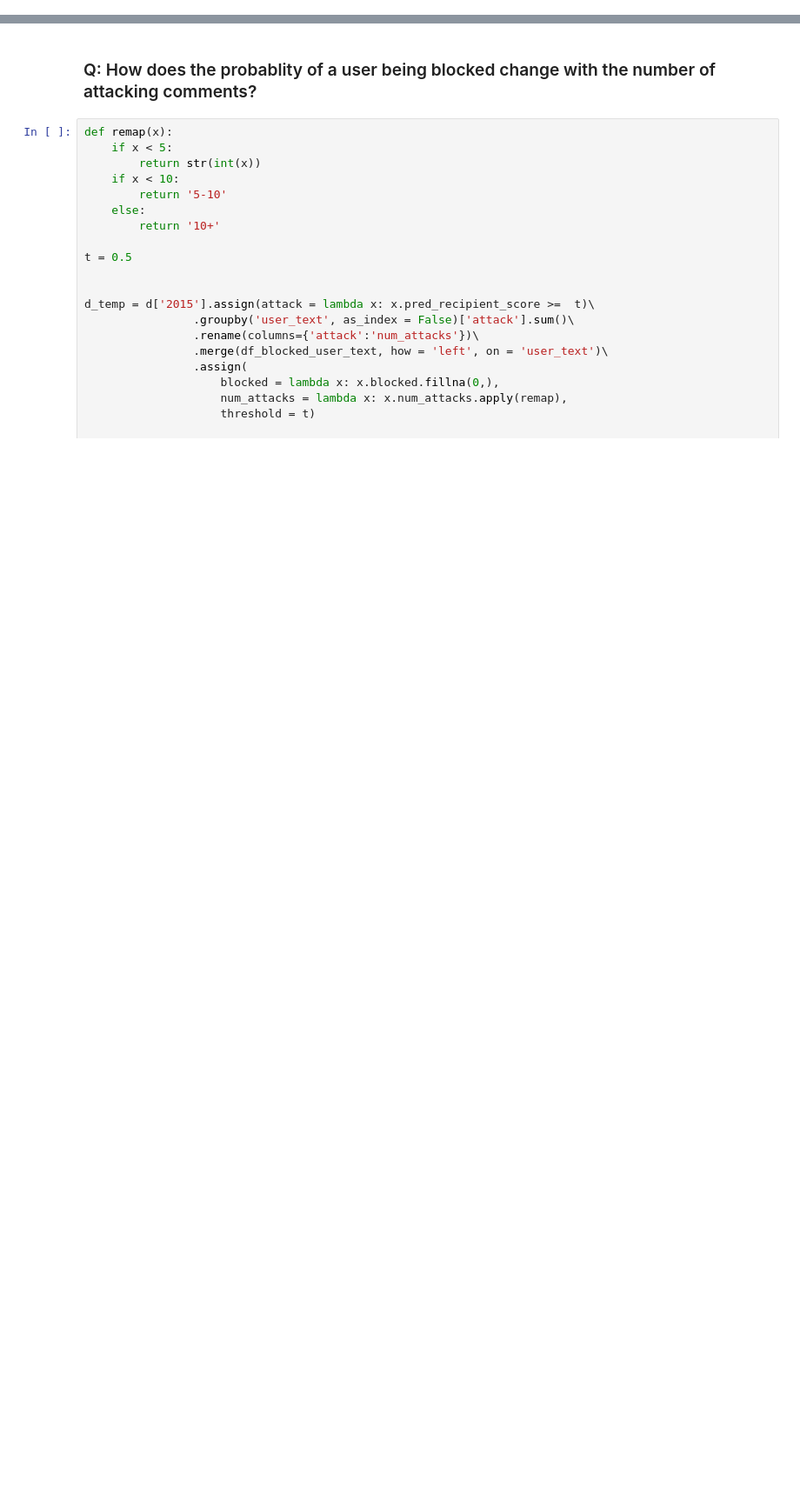
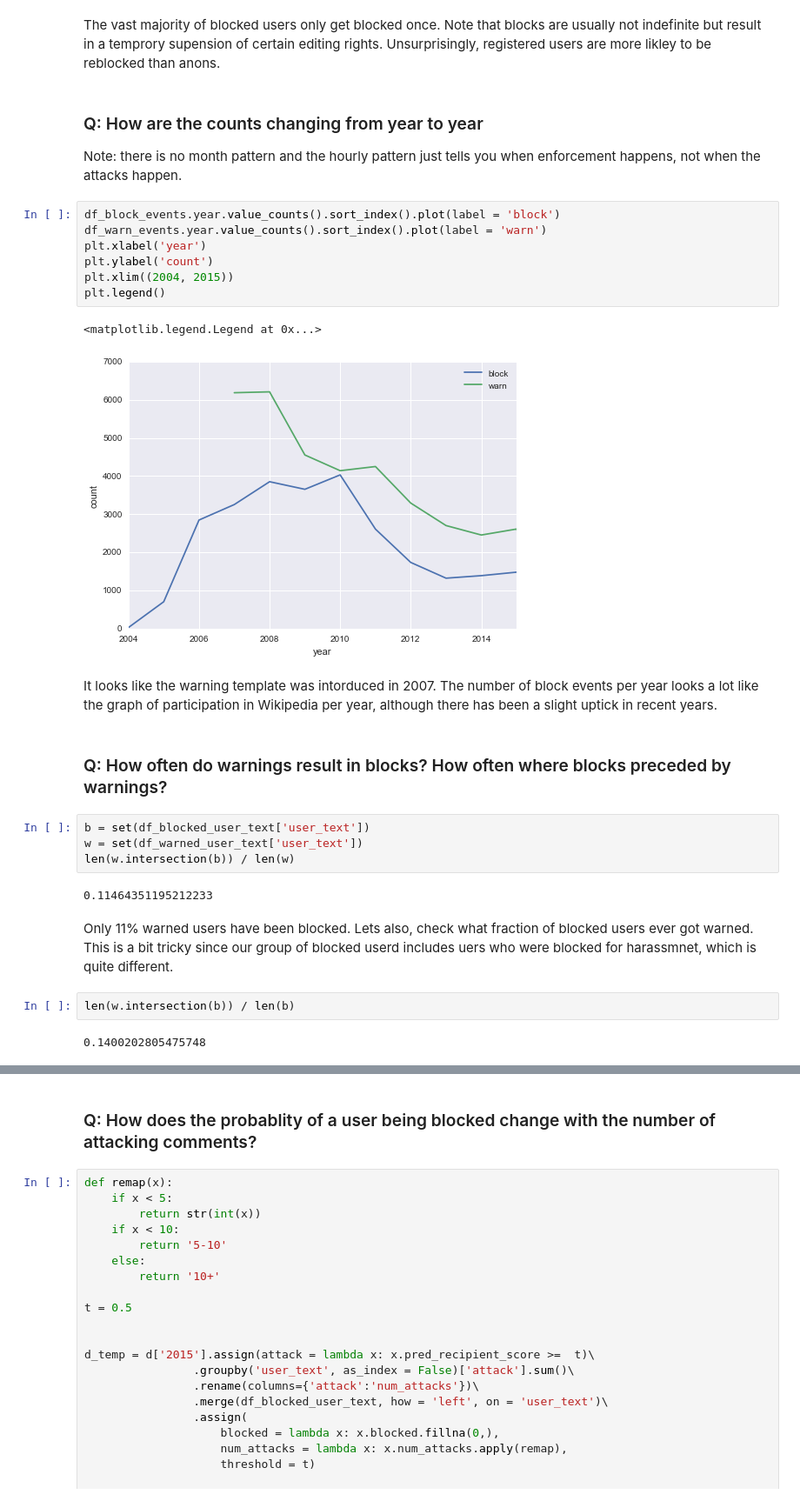
Before and after one commit to ewulczyn/wiki-detox, a Jupyter notebook: src/analysis/Prevalence and Efficacy of Moderation.ipynb, the cells around one changed output, grey strips where cells are left out. Shown at 87% size. Cells and saved outputs as stored; diff of their text form; blank space fills up the shorter version.

```diff
--- a/src/analysis/Prevalence and Efficacy of Moderation.ipynb
+++ b/src/analysis/Prevalence and Efficacy of Moderation.ipynb
@@ -89,0 +160,32 @@ plt.ylabel('fraction of attacking comments that come from blocked users')
+# %% [markdown]
+The vast majority of blocked users only get blocked once. Note that blocks are usually not indefinite but result in a temprory supension of certain editing rights. Unsurprisingly, registered users are more likley to be reblocked than anons.
+# %% [markdown]
+### Q: How are the counts changing from year to year
+
+Note: there is no month pattern and the hourly pattern just tells you when enforcement happens, not when the attacks happen.
+# %%
+df_block_events.year.value_counts().sort_index().plot(label = 'block')
+df_warn_events.year.value_counts().sort_index().plot(label = 'warn')
+plt.xlabel('year')
+plt.ylabel('count')
+plt.xlim((2004, 2015))
+plt.legend()
+# %% [output]
+<matplotlib.legend.Legend at 0x...>
+[figure, added]
+# %% [markdown]
+It looks like the warning template was intorduced in 2007. The number of block events per year looks a lot like the graph of participation in Wikipedia per year, although there has been a slight uptick in recent years.
+# %% [markdown]
+### Q: How often do warnings result in blocks? How often where blocks preceded by warnings?
+# %%
+b = set(df_blocked_user_text['user_text'])
+w = set(df_warned_user_text['user_text'])
+len(w.intersection(b)) / len(w)
+# %% [output]
+0.11464351195212233
+# %% [markdown]
+Only 11% warned users have been blocked. Lets also, check what fraction of blocked users ever got warned. This is a bit tricky since our group of blocked userd includes uers who were blocked for harassmnet, which is quite different.
+# %%
+len(w.intersection(b)) / len(b)
+# %% [output]
+0.1400202805475748
```
Also changed, not shown: parts of 84 cells of this notebook, 6 other files.
